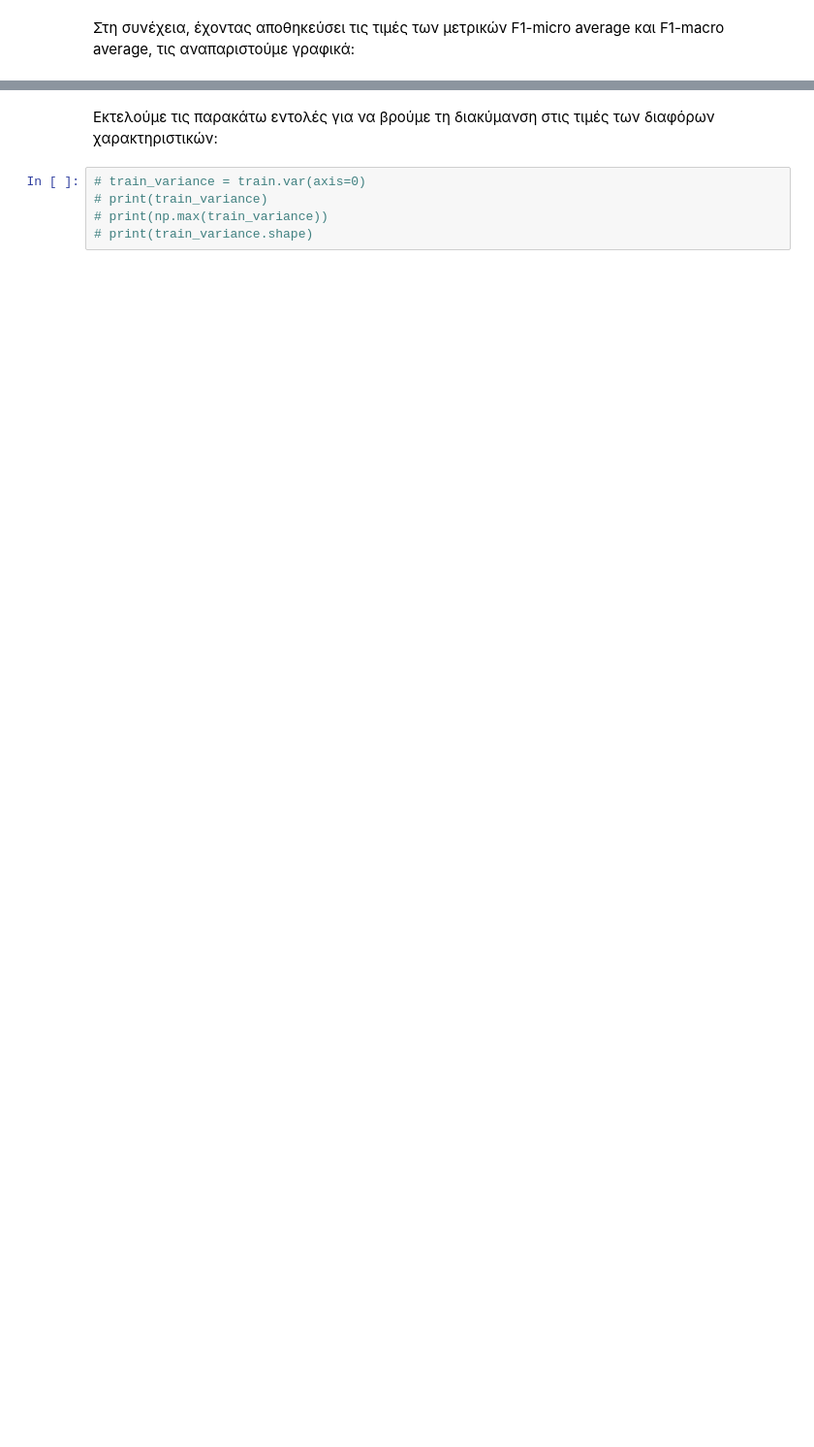
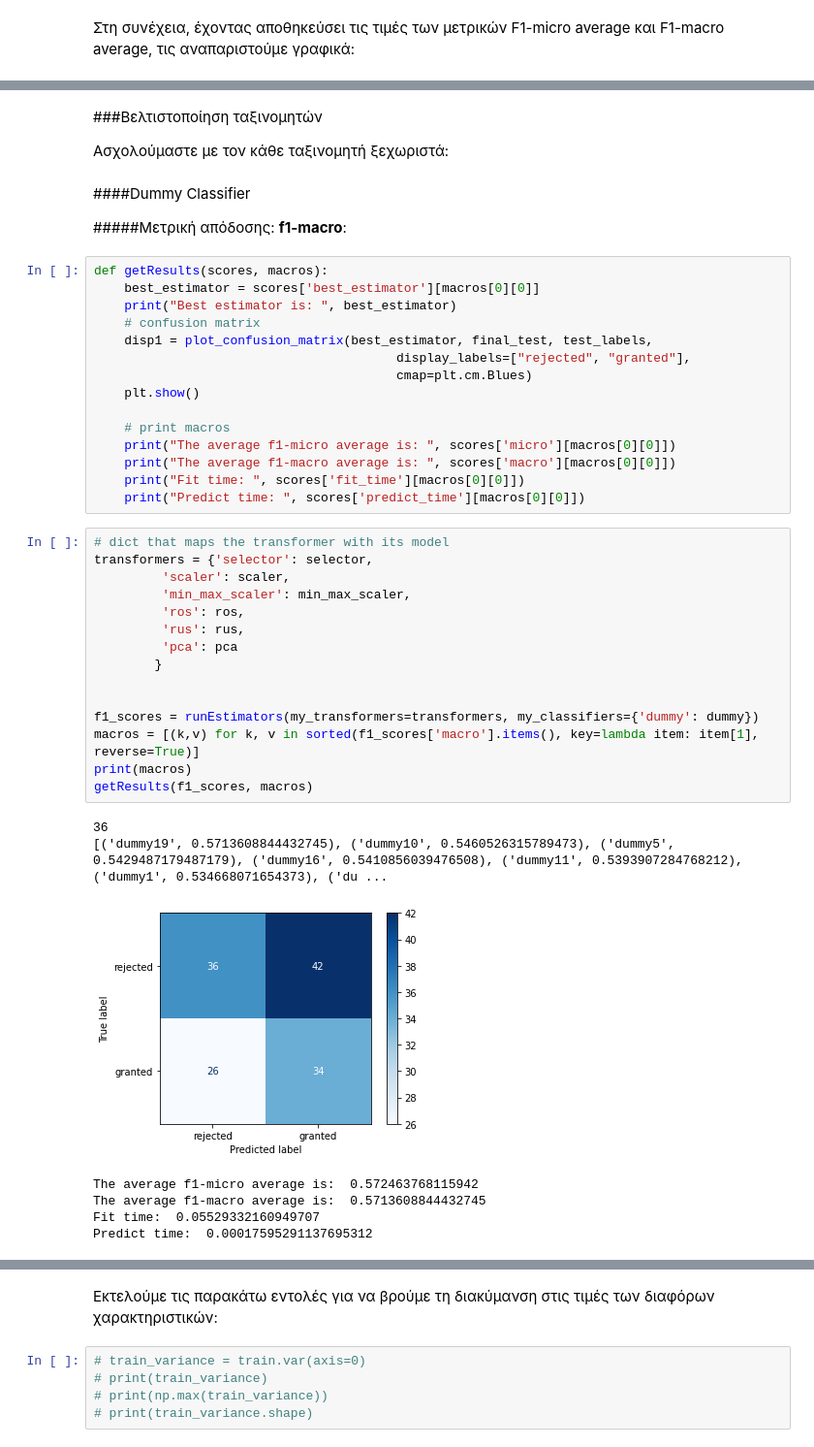
Before and after one commit to jkalogero/Neural-Networks, a Jupyter notebook: Lab_1/Lab_1.ipynb, the cells around one changed output, grey strips where cells are left out. Shown at 97% size. Saved outputs shown, nothing was run; the diff lists cells and outputs as text; blank space fills up the shorter version.

```diff
--- a/Lab_1/Lab_1.ipynb
+++ b/Lab_1/Lab_1.ipynb
@@ -738,0 +763,46 @@ plt.show()
+# %% [markdown]
+###Βελτιστοποίηση ταξινομητών
+
+Ασχολούμαστε με τον κάθε ταξινομητή ξεχωριστά:
+# %% [markdown]
+####Dummy Classifier
+
+#####Mετρική απόδοσης: **f1-macro**:
+# %%
+def getResults(scores, macros):
+    best_estimator = scores['best_estimator'][macros[0][0]]
+    print("Best estimator is: ", best_estimator)
+    # confusion matrix
+    disp1 = plot_confusion_matrix(best_estimator, final_test, test_labels,
+                                        display_labels=["rejected", "granted"],
+                                        cmap=plt.cm.Blues)
+    plt.show()
+
+    # print macros
+    print("The average f1-micro average is: ", scores['micro'][macros[0][0]])
+    print("The average f1-macro average is: ", scores['macro'][macros[0][0]])
+    print("Fit time: ", scores['fit_time'][macros[0][0]])
+    print("Predict time: ", scores['predict_time'][macros[0][0]])
+# %%
+# dict that maps the transformer with its model
+transformers = {'selector': selector,
+         'scaler': scaler,
+         'min_max_scaler': min_max_scaler,
+         'ros': ros,
+         'rus': rus,
+         'pca': pca
+        }
+
+
+f1_scores = runEstimators(my_transformers=transformers, my_classifiers={'dummy': dummy})
+macros = [(k,v) for k, v in sorted(f1_scores['macro'].items(), key=lambda item: item[1], reverse=True)]
+print(macros)
+getResults(f1_scores, macros)
+# %% [output]
+36
+[('dummy19', 0.5713608844432745), ('dummy10', 0.5460526315789473), ('dummy5', 0.5429487179487179), ('dummy16', 0.5410856039476508), ('dummy11', 0.5393907284768212), ('dummy1', 0.534668071654373), ('du ...
+[figure, added]
+The average f1-micro average is:  0.572463768115942
+The average f1-macro average is:  0.5713608844432745
+Fit time:  0.05529332160949707
+Predict time:  0.00017595291137695312
```
Also changed, not shown: parts of 18 cells of this notebook.
